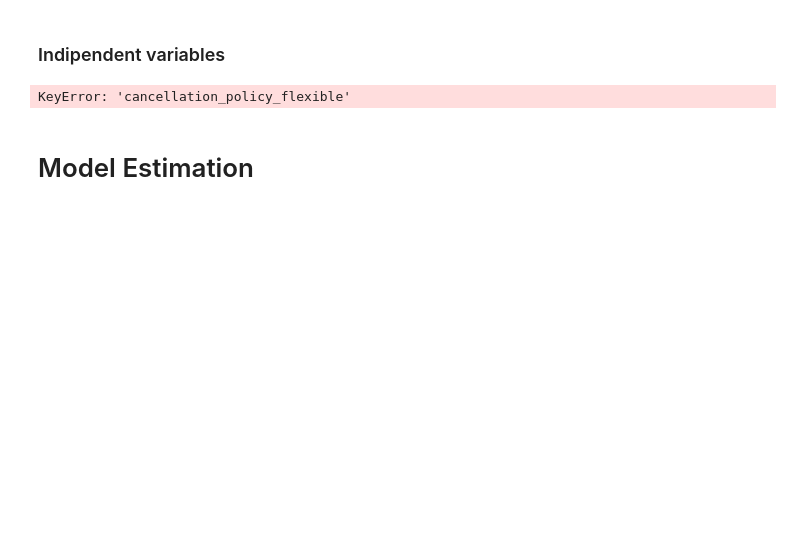
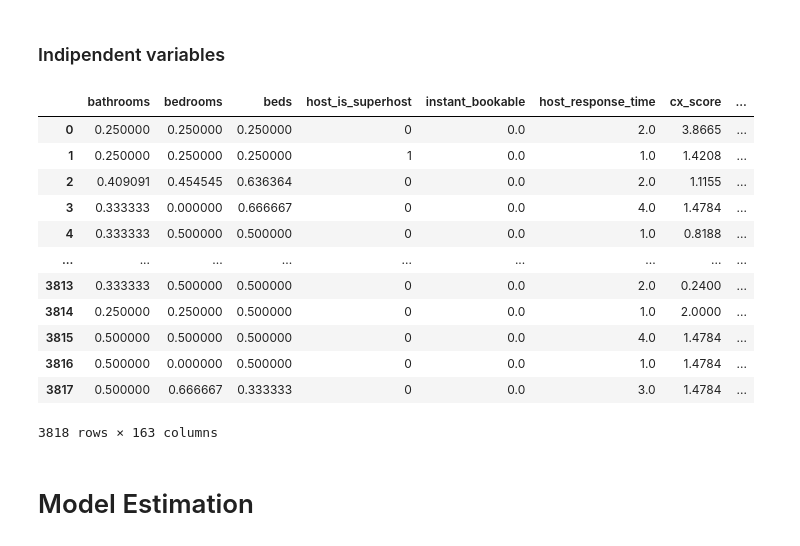
Before and after one commit to aeusepi/AirBnB_Project, a Jupyter notebook: AirBnbSeattle.ipynb, the cells around one changed output. Cells and saved outputs as stored; diff of their text form; code cells hidden in the pictures; blank space fills up the shorter version.

```diff
--- a/AirBnbSeattle.ipynb
+++ b/AirBnbSeattle.ipynb
@@ -300,34 +298,47 @@ prop_columns = ["property_type","room_type","bed_type","amenities","accommodates
 loc_columns =['neighbourhood_cleansed']
 review_columns = ['reviews_per_month','review_scores_rating','host_is_superhost','instant_bookable','cancellation_policy','host_response_time','last_scraped','host_since']
 
 col_select = prop_columns + loc_columns + review_columns
 #selection column
 df_sel = df[col_select].copy()
 
 # transform by individual
 df_sel["bathrooms"] = df_sel["bathrooms"] / df_sel['accommodates']
 df_sel["bedrooms"] = df_sel["bedrooms"] / df_sel['accommodates']
 df_sel["beds"] = df_sel["beds"] / df_sel['accommodates']
 
 # create a review index
 df_sel['host_is_superhost'] = np.where(df_sel['host_is_superhost']=='t',True,False)
 df_sel['cx_score'] = df_sel['review_scores_rating'].astype(float)/100 * df_sel['reviews_per_month'].astype(float)
 
 df_sel = dtprep.convert_host_response_time(df_sel)
 df_sel = dtprep.convert_instant_bookable(df_sel)
 df_sel = dtprep.convert_host_since(df_sel)
 # convert the amenities to boolean
 df_sel= dtprep.convert_amenities(df_sel)
 df_sel.replace({False: 0, True: 1}, inplace=True)
 
 
 # column to drop
 todrop= ["accommodates","reviews_per_month","review_scores_rating",'host_since']
 
 # taking care of
 df_sel = dtprep.clean_data_basic(df_sel,todrop)
+df_sel
 # %% [output]
+|  | bathrooms | bedrooms | beds | host_is_superhost | instant_bookable | host_response_time | cx_score | ... |
+| 0 | 0.250000 | 0.250000 | 0.250000 | 0 | 0.0 | 2.0 | 3.8665 | ... |
+| 1 | 0.250000 | 0.250000 | 0.250000 | 1 | 0.0 | 1.0 | 1.4208 | ... |
+| 2 | 0.409091 | 0.454545 | 0.636364 | 0 | 0.0 | 2.0 | 1.1155 | ... |
+| 3 | 0.333333 | 0.000000 | 0.666667 | 0 | 0.0 | 4.0 | 1.4784 | ... |
+| 4 | 0.333333 | 0.500000 | 0.500000 | 0 | 0.0 | 1.0 | 0.8188 | ... |
+| ... | ... | ... | ... | ... | ... | ... | ... | ... |
+| 3813 | 0.333333 | 0.500000 | 0.500000 | 0 | 0.0 | 2.0 | 0.2400 | ... |
+| 3814 | 0.250000 | 0.250000 | 0.500000 | 0 | 0.0 | 1.0 | 2.0000 | ... |
+| 3815 | 0.500000 | 0.500000 | 0.500000 | 0 | 0.0 | 4.0 | 1.4784 | ... |
+| 3816 | 0.500000 | 0.000000 | 0.500000 | 0 | 0.0 | 1.0 | 1.4784 | ... |
+| 3817 | 0.500000 | 0.666667 | 0.333333 | 0 | 0.0 | 3.0 | 1.4784 | ... |
-KeyError: 'cancellation_policy_flexible'
+3818 rows × 163 columns
 # %% [markdown]
 <h1 id='Part3'> Model Estimation </h1>
 # %%
```
Also changed, not shown: parts of 6 cells of this notebook, 1 other file.
